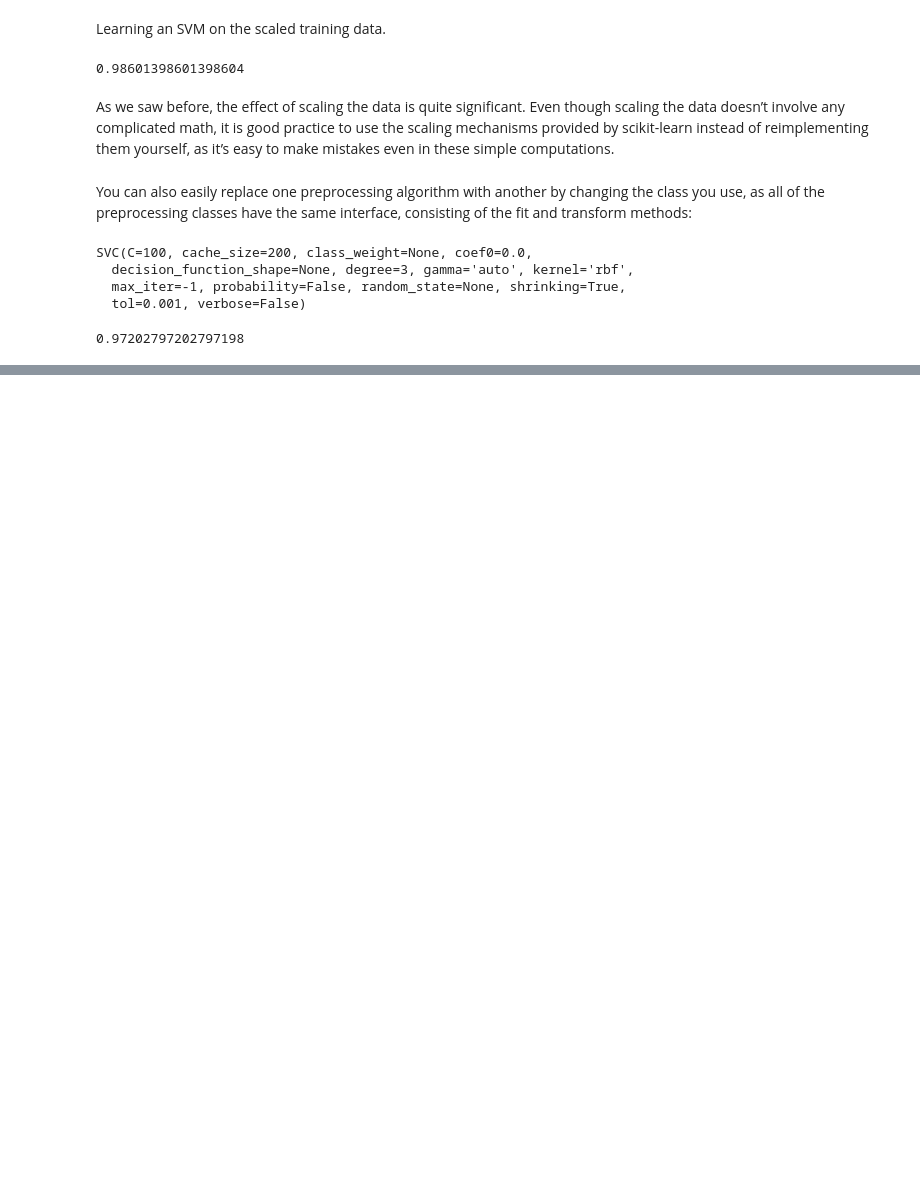
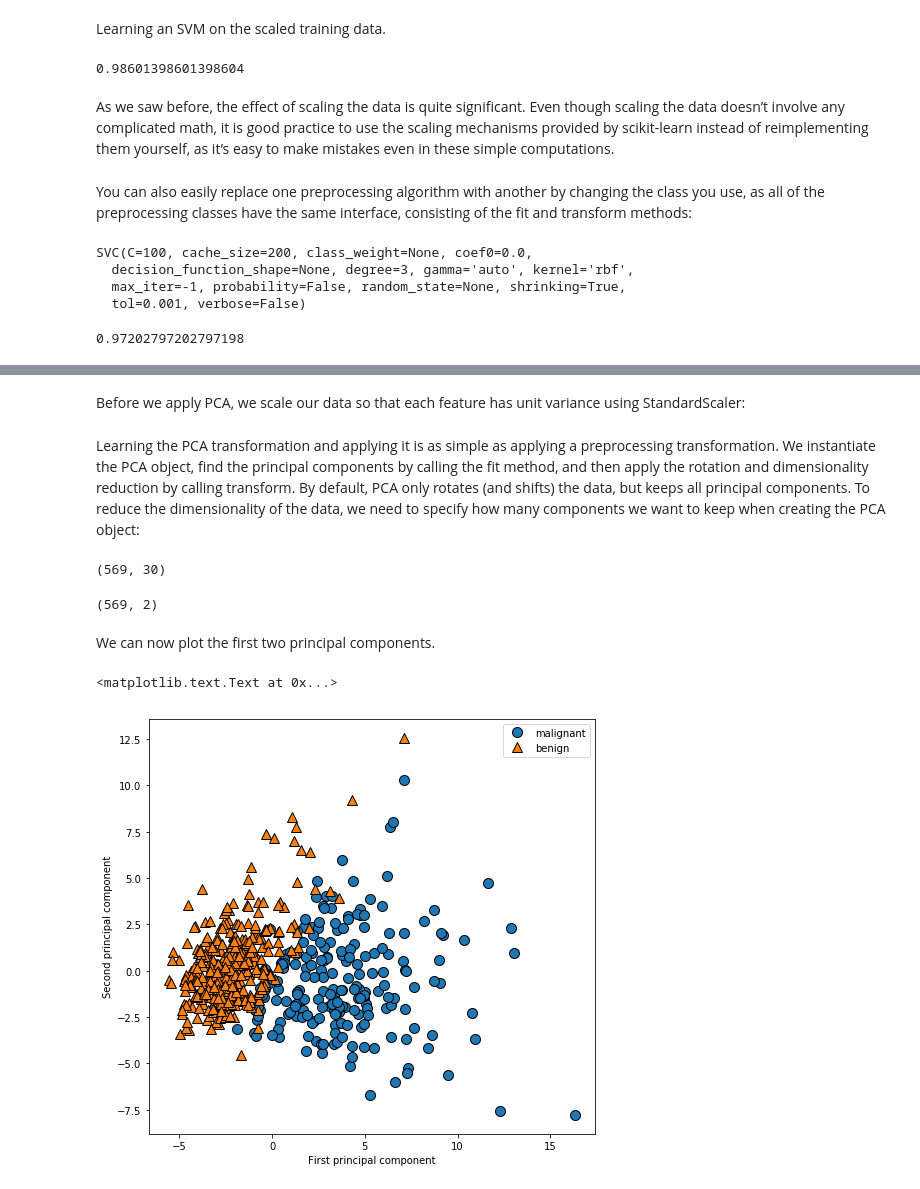
Before and after one commit to karmari116/andreas_muller_intro_to_machine_learning_with_python, a Jupyter notebook: ch_3_unsupervised_learning_and_preprocessing.ipynb, the cells around one changed output, grey strips where cells are left out. Saved outputs shown, nothing was run; the diff lists cells and outputs as text; code cells hidden in the pictures; blank space fills up the shorter version.

```diff
--- a/ch_3_unsupervised_learning_and_preprocessing.ipynb
+++ b/ch_3_unsupervised_learning_and_preprocessing.ipynb
@@ -364,0 +487,51 @@ svc_clf.score(X_test_scaled, y_test)
+# %% [markdown]
+Before we apply PCA, we scale our data so that each feature has unit variance using
+StandardScaler:
+# %%
+from sklearn.datasets import load_breast_cancer
+from sklearn.preprocessing import StandardScaler
+
+cancer = load_breast_cancer()
+X = cancer["data"]
+y = cancer["target"]
+
+scaler = StandardScaler()
+scaler.fit(X)
+X_scaled = scaler.transform(X)
+# %% [markdown]
+Learning the PCA transformation and applying it is as simple as applying a preprocessing
+transformation. We instantiate the PCA object, find the principal components
+by calling the fit method, and then apply the rotation and dimensionality reduction
+by calling transform. By default, PCA only rotates (and shifts) the data, but keeps all
+principal components. To reduce the dimensionality of the data, we need to specify
+how many components we want to keep when creating the PCA object:
+# %%
+from sklearn.decomposition import PCA
+# keep the first two pricipal components of the data
+pca = PCA(n_components=2)
+# fit PCA model to breast cancer data
+pca.fit(X_scaled)
+
+# transform data onto the first two principal components
+X_pca = pca.transform(X_scaled)
+# %%
+X_scaled.shape
+# %% [output]
+(569, 30)
+# %%
+X_pca.shape
+# %% [output]
+(569, 2)
+# %% [markdown]
+We can now plot the first two principal components.
+# %%
+# plot first vs. second principal component, colored by class
+plt.figure(figsize=(8, 8))
+mglearn.discrete_scatter(X_pca[:, 0], X_pca[:, 1], cancer.target)
+plt.legend(cancer.target_names, loc="best")
+plt.gca().set_aspect("equal")
+plt.xlabel("First principal component")
+plt.ylabel("Second principal component")
+# %% [output]
+<matplotlib.text.Text at 0x...>
+[figure, added]
```
Also changed, not shown: parts of 81 cells of this notebook, 13 other files.
